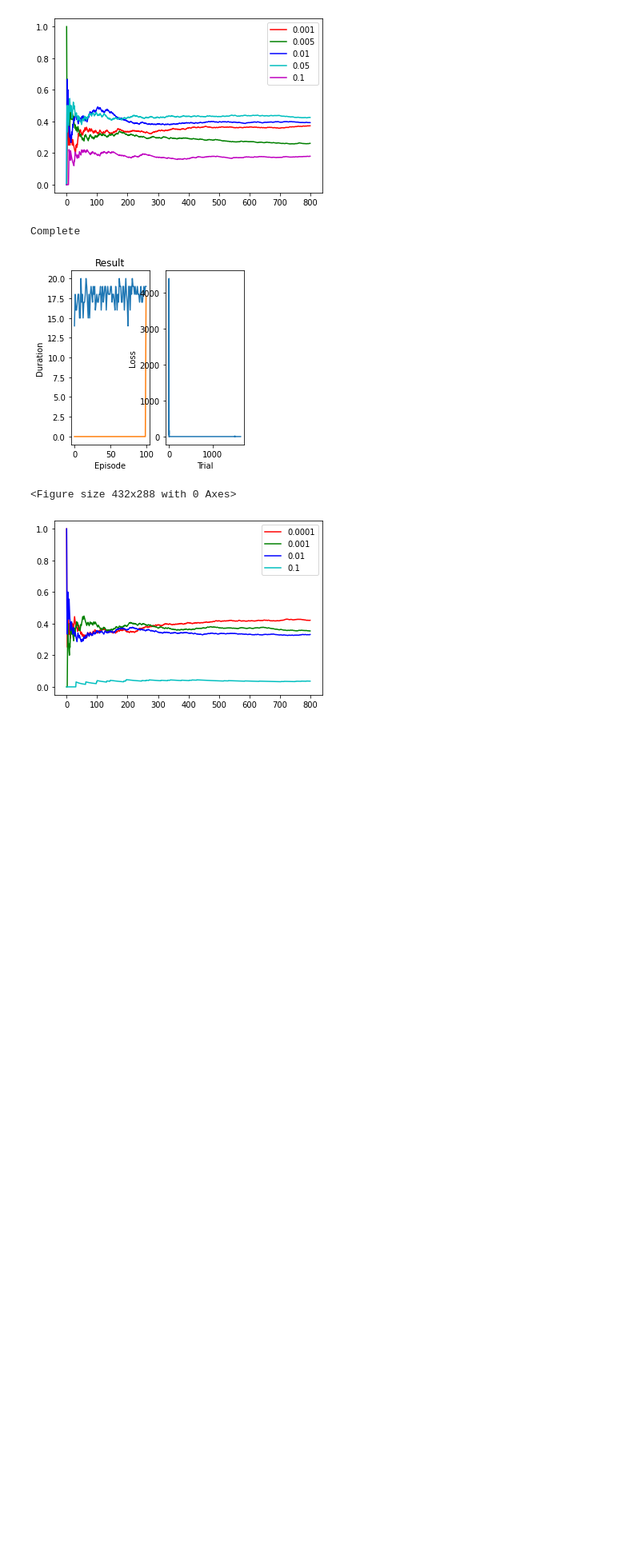
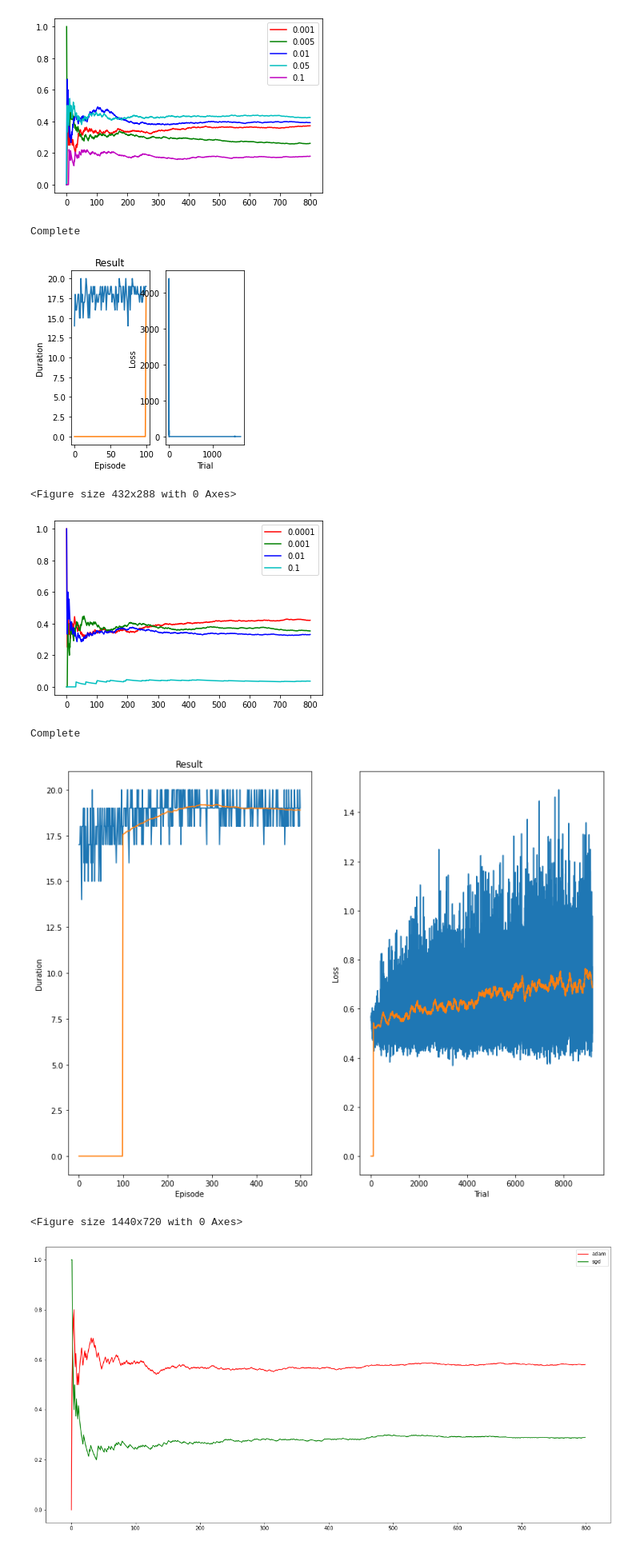
Before and after one commit to falarrieu/rlnn-tetris, a Jupyter notebook: server/Debugger.ipynb, the cells around one changed output. Shown at 80% size. Drawn from its saved outputs; the diff is of its cells as text; code cells hidden in the pictures; blank space fills up the shorter version.

```diff
--- a/server/Debugger.ipynb
+++ b/server/Debugger.ipynb
@@ -61,7 +75,9 @@ for batch in batch_list:
         tau=TAU,
         learning_rate=LR,
         n_hiddens_per_layer=n_hiddens_per_layer,
-        num_episodes=num_episodes
+        num_episodes=num_episodes,
+        optimizer=optimizer,
+        points_state=points_state
     )
 
     trainer.train()
@@ -105,7 +121,9 @@ for gamma in gamma_list:
         tau=TAU,
         learning_rate=LR,
         n_hiddens_per_layer=n_hiddens_per_layer,
-        num_episodes=num_episodes
+        num_episodes=num_episodes,
+        optimizer=optimizer,
+        points_state=points_state
     )
 
     trainer.train()
@@ -151,7 +169,9 @@ for tau in tau_list:
         tau=tau,
         learning_rate=LR,
         n_hiddens_per_layer=n_hiddens_per_layer,
-        num_episodes=num_episodes
+        num_episodes=num_episodes,
+        optimizer=optimizer,
+        points_state=points_state
     )
 
     trainer.train()
@@ -197,7 +217,9 @@ for lr in lr_list:
         tau=TAU,
         learning_rate=lr,
         n_hiddens_per_layer=n_hiddens_per_layer,
-        num_episodes=num_episodes
+        num_episodes=num_episodes,
+        optimizer=optimizer,
+        points_state=points_state
     )
 
     trainer.train()
@@ -221,3 +243,45 @@ Complete
 [figure]
 <Figure size 432x288 with 0 Axes>
 [figure]
+# %%
+'''Optimizer: Adam vs SGD'''
+
+optim_list = ["adam", "sgd"]
+
+lr_correctness_traces = []
+
+for optim in optim_list:
+
+    trainer = NNTrainer(
+        batch_size=BATCH_SIZE,
+        gamma=GAMMA,
+        eps_start=EPS_START,
+        eps_end=EPS_END,
+        eps_decay=EPS_DECAY,
+        tau=TAU,
+        learning_rate=LR,
+        n_hiddens_per_layer=n_hiddens_per_layer,
+        num_episodes=num_episodes,
+        optimizer=optim,
+        points_state=points_state
+    )
+
+    trainer.train()
+
+    for i in range(800):
+        trainer.use()
+
+    lr_correctness_traces.append(trainer.correctness_trace)
+
+# Plot each line with a different color
+plt.plot(lr_correctness_traces[0], 'r', label='adam')
+plt.plot(lr_correctness_traces[1], 'g', label='sgd')
+
+# Add a legend and show the plot
+plt.legend()
+plt.show()
+# %% [output]
+Complete
+[figure, added]
+<Figure size 1440x720 with 0 Axes>
+[figure, added]
```
Also changed, not shown: parts of 3 cells of this notebook, 2 other files.
